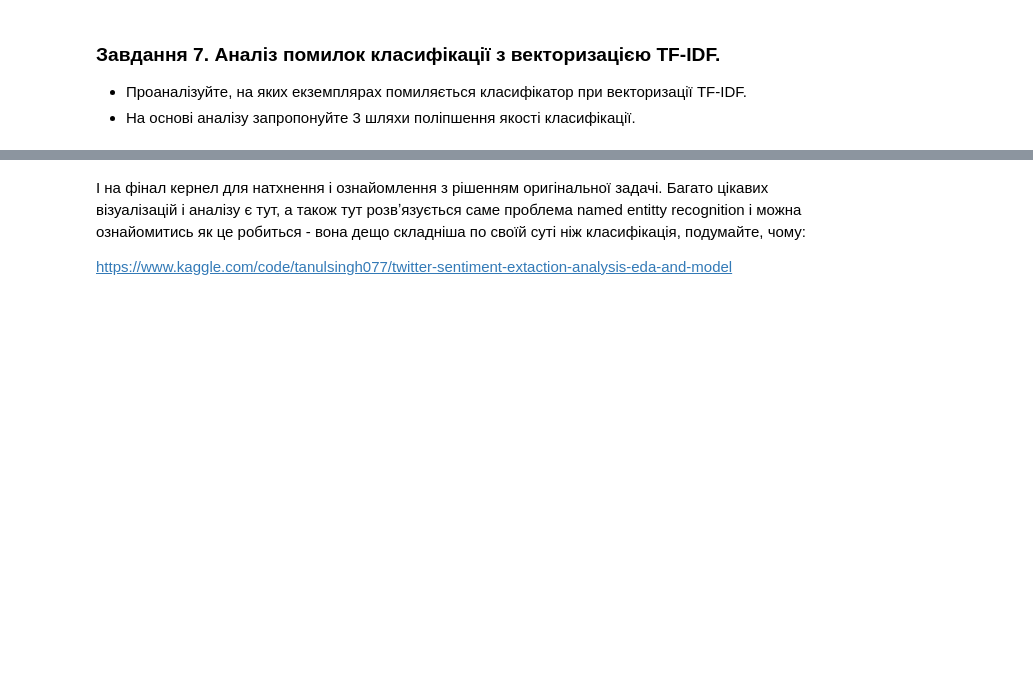
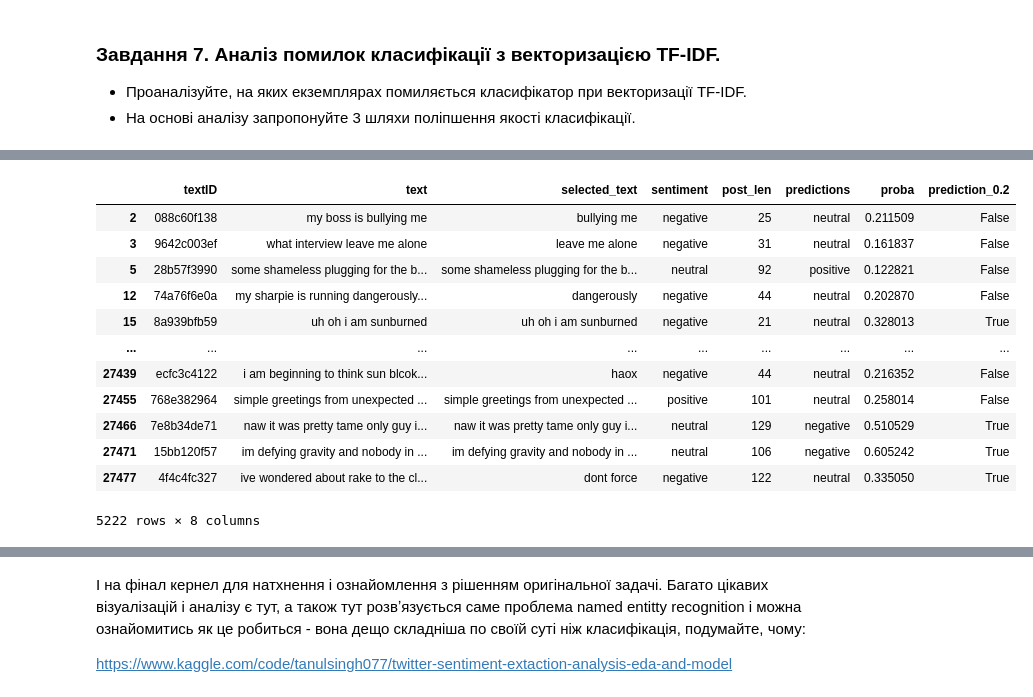
Before and after one commit to nikishkaaa/ML-Course, a Jupyter notebook: "HW_NLP_Classification_ipynb".ipynb, the cells around one changed output, grey strips where cells are left out. Saved outputs shown, nothing was run; the diff lists cells and outputs as text; code cells hidden in the pictures; blank space fills up the shorter version.

```diff
--- a/"HW_NLP_Classification_ipynb".ipynb
+++ b/"HW_NLP_Classification_ipynb".ipynb
@@ -332,0 +495,16 @@ array([[0.10335362, 0.80258191, 0.09406447],
+# %%
+df[df['predictions'] != df['sentiment']]
+# %% [output]
+|  | textID | text | selected_text | sentiment | post_len | predictions | proba | prediction_0.2 |
+| 2 | 088c60f138 | my boss is bullying me | bullying me | negative | 25 | neutral | 0.211509 | False |
+| 3 | 9642c003ef | what interview leave me alone | leave me alone | negative | 31 | neutral | 0.161837 | False |
+| 5 | 28b57f3990 | some shameless plugging for the b... | some shameless plugging for the b... | neutral | 92 | positive | 0.122821 | False |
+| 12 | 74a76f6e0a | my sharpie is running dangerously... | dangerously | negative | 44 | neutral | 0.202870 | False |
+| 15 | 8a939bfb59 | uh oh i am sunburned | uh oh i am sunburned | negative | 21 | neutral | 0.328013 | True |
+| ... | ... | ... | ... | ... | ... | ... | ... | ... |
+| 27439 | ecfc3c4122 | i am beginning to think sun blcok... | haox | negative | 44 | neutral | 0.216352 | False |
+| 27455 | 768e382964 | simple greetings from unexpected ... | simple greetings from unexpected ... | positive | 101 | neutral | 0.258014 | False |
+| 27466 | 7e8b34de71 | naw it was pretty tame only guy i... | naw it was pretty tame only guy i... | neutral | 129 | negative | 0.510529 | True |
+| 27471 | 15bb120f57 | im defying gravity and nobody in ... | im defying gravity and nobody in ... | neutral | 106 | negative | 0.605242 | True |
+| 27477 | 4f4c4fc327 | ive wondered about rake to the cl... | dont force | negative | 122 | neutral | 0.335050 | True |
+5222 rows × 8 columns
```
Also changed, not shown: parts of 36 cells of this notebook.
